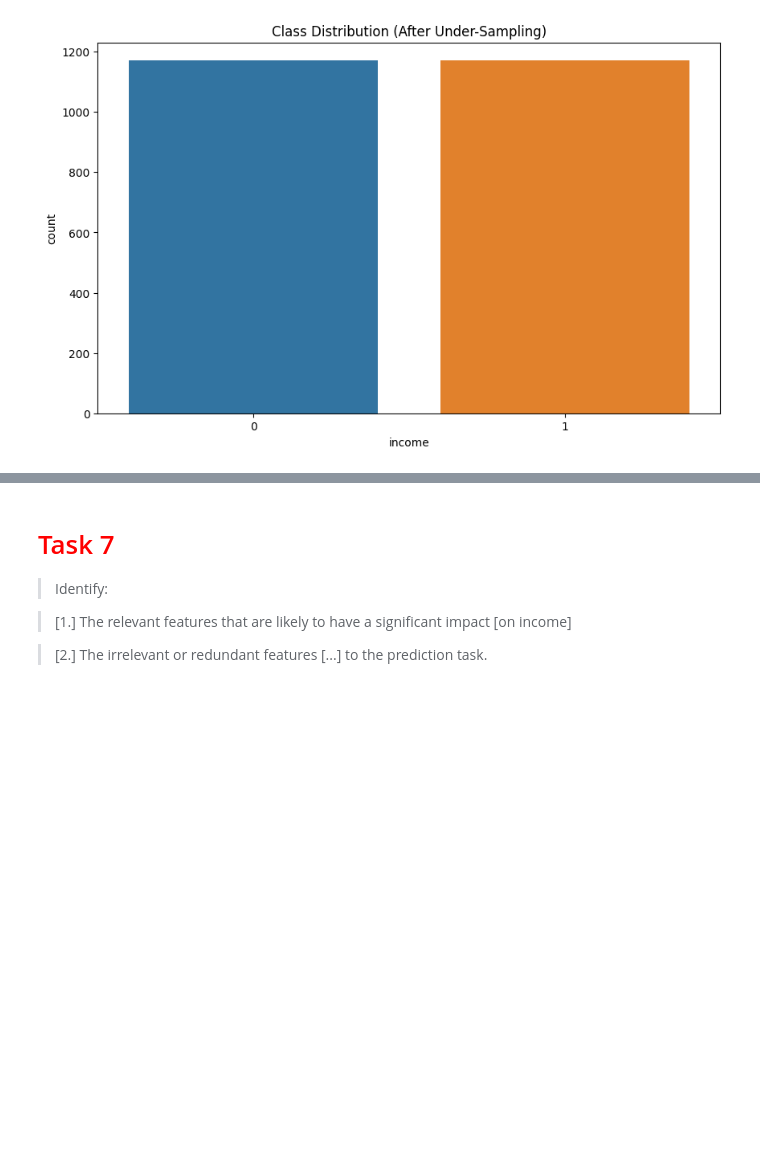
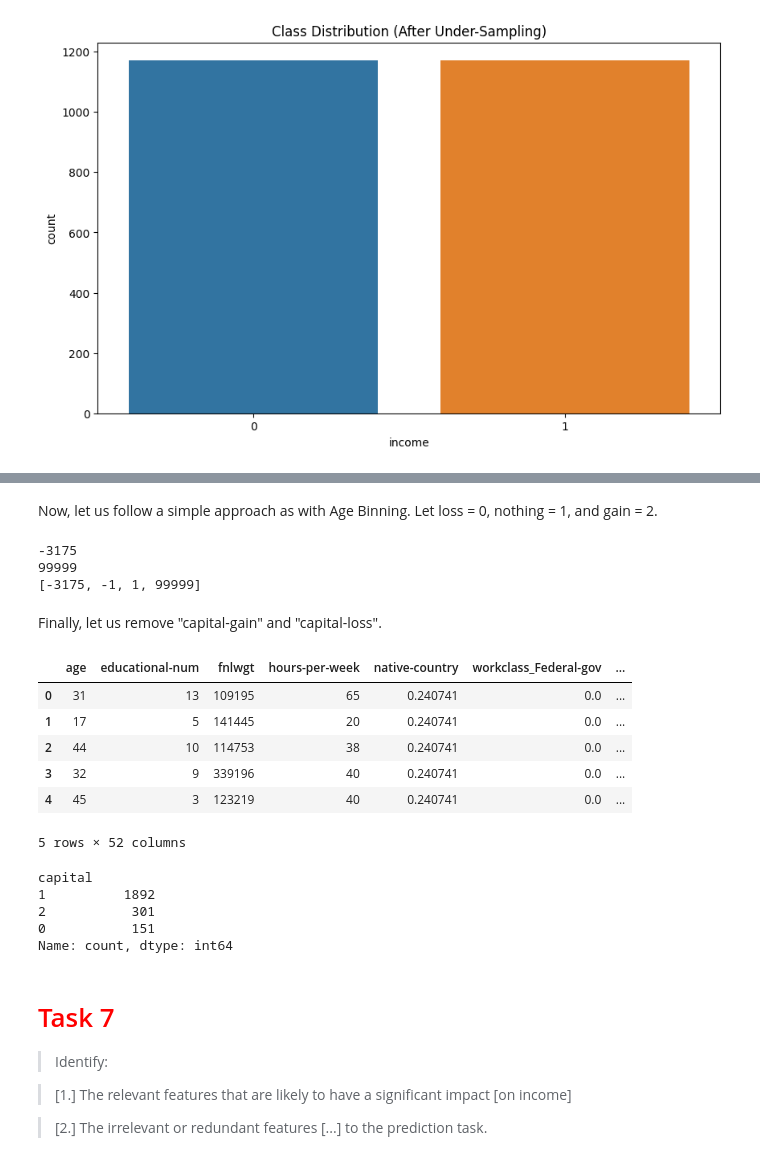
Before and after one commit to Jonson26/DSH-Pase2-Group1, a Jupyter notebook: Session2.ipynb, the cells around one changed output, grey strips where cells are left out. Cells and saved outputs as stored; diff of their text form; code cells hidden in the pictures; blank space fills up the shorter version.

```diff
--- a/Session2.ipynb
+++ b/Session2.ipynb
@@ -715,3 +764,45 @@ Counter({0: 1172, 1: 1172})
+# %%
+# Create "capital" as difference between gain and loss
+df['capital'] = df['capital-gain'] - df['capital-loss']
+# %% [markdown]
+Now, let us follow a simple approach as with Age Binning. Let loss = 0, nothing = 1, and gain = 2.
+# %%
+# Print capital range and the edges of the bins
+minCap = df['capital'].min()
+print(minCap)
+maxCap = df['capital'].max()
+print(maxCap)
+binsCap = [minCap, -1, 1, maxCap]
+print(binsCap)
+# Use the bins to create capital groups
+df['capital'] = pd.cut(df['capital'], bins=binsCap, labels=labels, include_lowest=True)
+# %% [output]
+-3175
+99999
+[-3175, -1, 1, 99999]
+# %% [markdown]
+Finally, let us remove "capital-gain" and "capital-loss".
+# %%
+# Remove variables "capital-gain" and "capital-loss"
+df.drop(columns=['capital-gain', 'capital-loss'],inplace=True)
+# Output sclice of Dataframe with "capital" feature binned and original variables removed
+df.head()
+# %% [output]
+|  | age | educational-num | fnlwgt | hours-per-week | native-country | workclass_Federal-gov | ... |
+| 0 | 31 | 13 | 109195 | 65 | 0.240741 | 0.0 | ... |
+| 1 | 17 | 5 | 141445 | 20 | 0.240741 | 0.0 | ... |
+| 2 | 44 | 10 | 114753 | 38 | 0.240741 | 0.0 | ... |
+| 3 | 32 | 9 | 339196 | 40 | 0.240741 | 0.0 | ... |
+| 4 | 45 | 3 | 123219 | 40 | 0.240741 | 0.0 | ... |
+5 rows × 52 columns
+# %%
+df[['capital']].value_counts()
+# %% [output]
+capital
+1          1892
+2           301
+0           151
+Name: count, dtype: int64
 # %% [markdown]
 <h1><span style="color:red">Task 7</span></h1>
 
```
Also changed, not shown: parts of 16 cells of this notebook.
